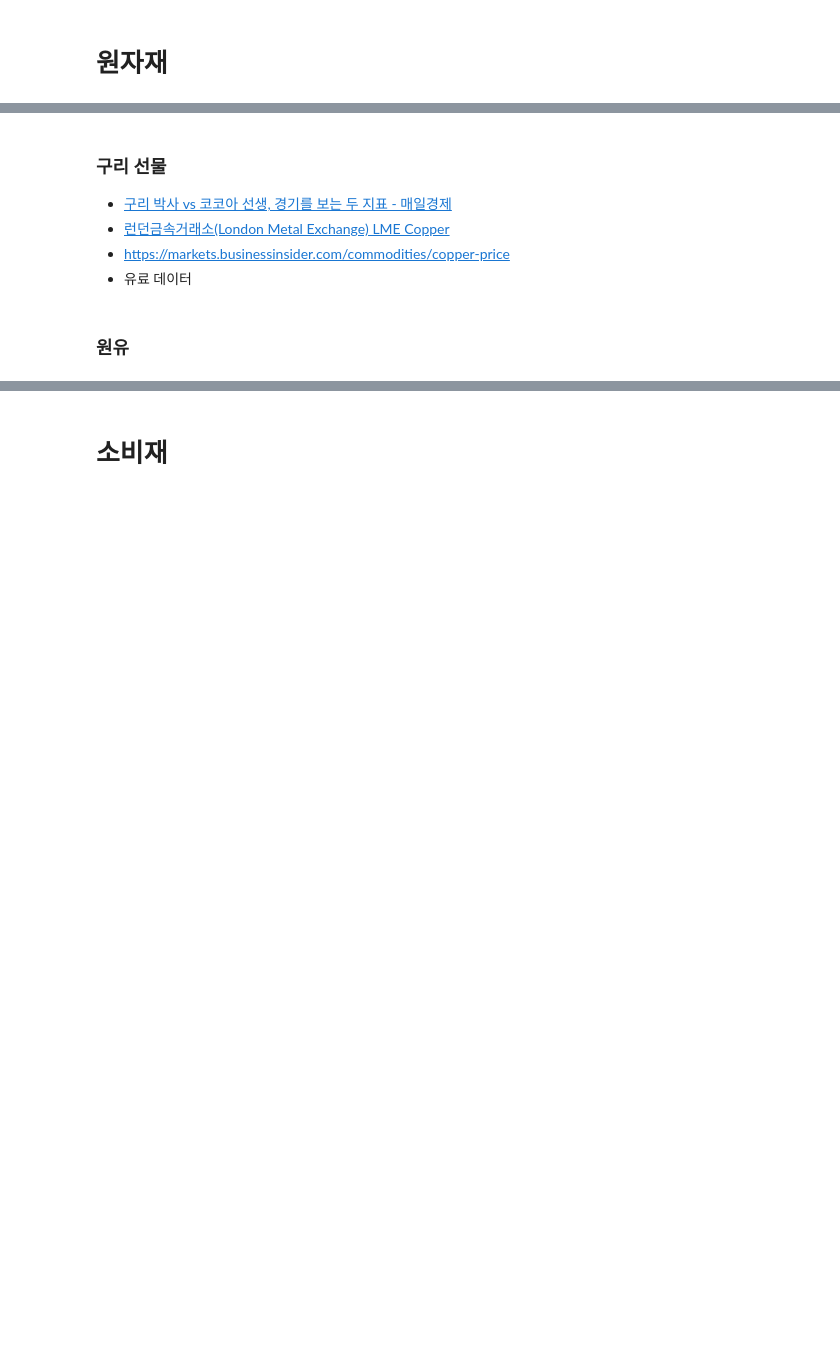
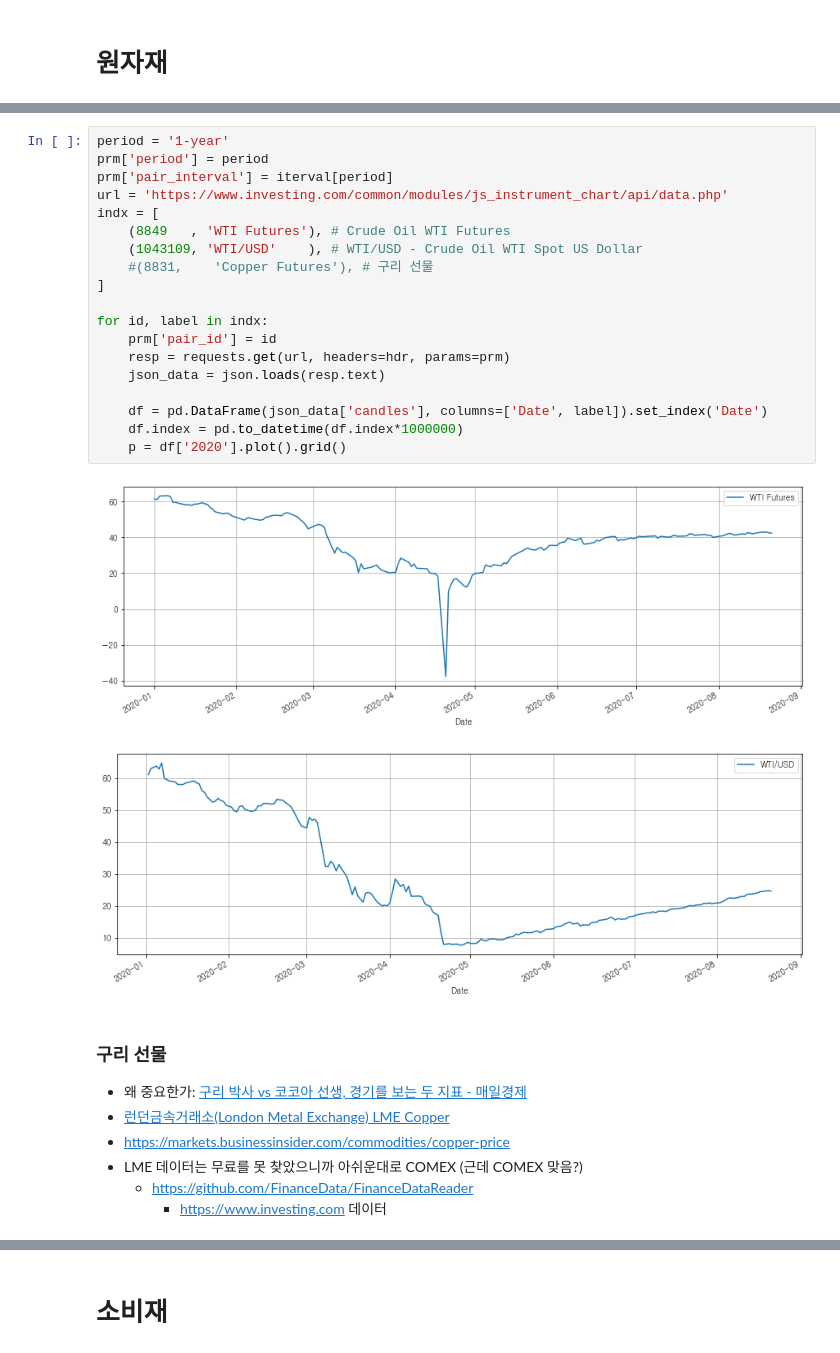
Before and after one commit to reddiana/blog, a Jupyter notebook: _notebooks/2020-08-19-Economic_indicators.ipynb, the cells around one changed output, grey strips where cells are left out. Saved outputs shown, nothing was run; the diff lists cells and outputs as text; blank space fills up the shorter version.

```diff
--- a/_notebooks/2020-08-19-Economic_indicators.ipynb
+++ b/_notebooks/2020-08-19-Economic_indicators.ipynb
@@ -53,8 +102,30 @@ p.legend(loc='lower left')
+# %%
+period = '1-year'
+prm['period'] = period
+prm['pair_interval'] = iterval[period]
+url = 'https://www.investing.com/common/modules/js_instrument_chart/api/data.php'
+indx = [
+    (8849   , 'WTI Futures'), # Crude Oil WTI Futures
+    (1043109, 'WTI/USD'    ), # WTI/USD - Crude Oil WTI Spot US Dollar
+    #(8831,    'Copper Futures'), # 구리 선물
+]
+
+for id, label in indx:
+    prm['pair_id'] = id
+    resp = requests.get(url, headers=hdr, params=prm)
+    json_data = json.loads(resp.text)
+
+    df = pd.DataFrame(json_data['candles'], columns=['Date', label]).set_index('Date')
+    df.index = pd.to_datetime(df.index*1000000)
+    p = df['2020'].plot().grid()
+# %% [output]
+[figure, added]
+[figure, added]
 # %% [markdown]
 ### 구리 선물
-- [구리 박사 vs 코코아 선생, 경기를 보는 두 지표 - 매일경제](https://www.mk.co.kr/opinion/contributors/view/2020/07/782882/)
+- 왜 중요한가: [구리 박사 vs 코코아 선생, 경기를 보는 두 지표 - 매일경제](https://www.mk.co.kr/opinion/contributors/view/2020/07/782882/)
 - [런던금속거래소(London Metal Exchange) LME Copper](https://www.lme.com/Metals/Non-ferrous/Copper#tabIndex=2)
 - https://markets.businessinsider.com/commodities/copper-price
-- 유료 데이터
+- LME 데이터는 무료를 못 찾았으니까 아쉬운대로 COMEX (근데 COMEX 맞음?)
+  - https://github.com/FinanceData/FinanceDataReader
+    - https://www.investing.com 데이터
-# %% [markdown]
-### 원유
```
Also changed, not shown: parts of 10 cells of this notebook.
